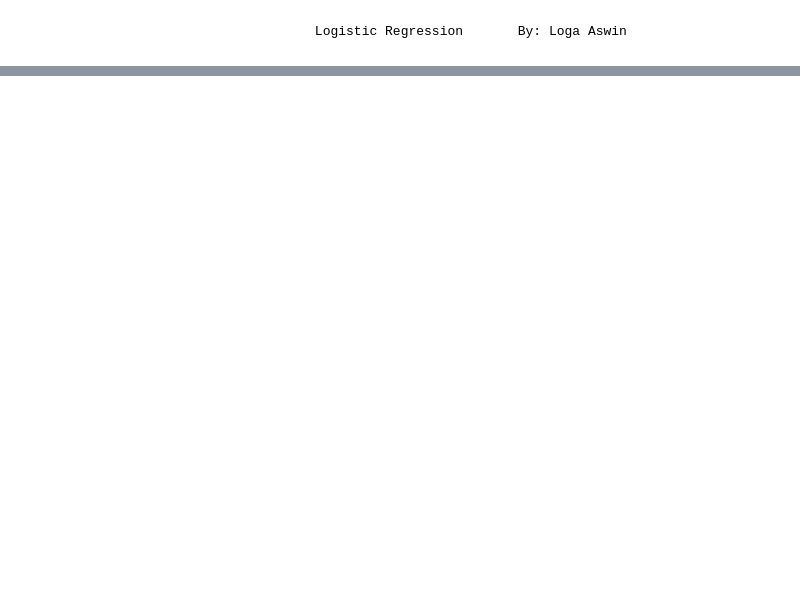
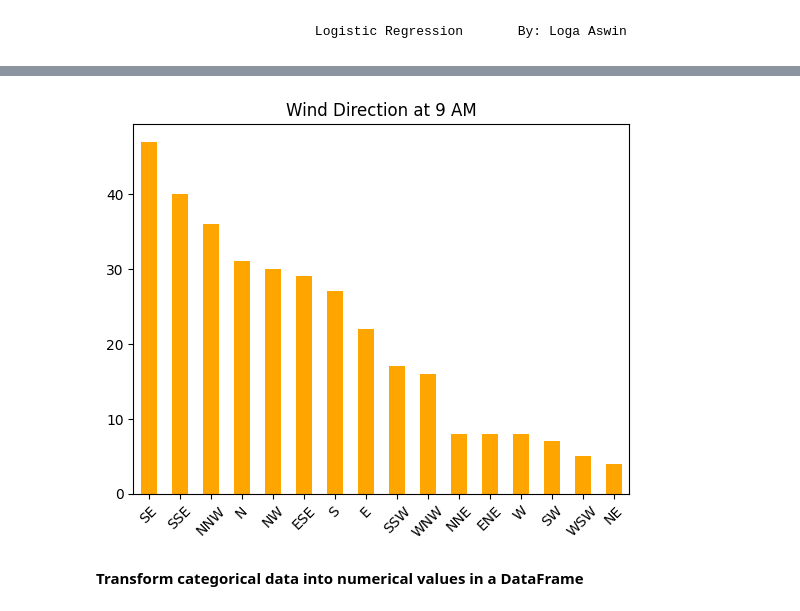
Before and after one commit to Aswinramesh04/100-Days-of-DataScience, a Jupyter notebook: 36_Day36_Logistic_Regression.ipynb, the cells around one changed output, grey strips where cells are left out. Saved outputs shown, nothing was run; the diff lists cells and outputs as text; code cells hidden in the pictures; blank space fills up the shorter version.

```diff
--- a/36_Day36_Logistic_Regression.ipynb
+++ b/36_Day36_Logistic_Regression.ipynb
@@ -63,0 +45,9 @@ y_train = df['Survived']
+# %%
+df['WindDir9am'].value_counts().plot(kind="bar", color='orange')
+plt.title("Wind Direction at 9 AM")
+plt.xticks(rotation=45)  # Rotate x-axis labels for readability
+plt.show()
+# %% [output]
+[figure, added]
+# %% [markdown]
+**Transform categorical data into numerical values in a DataFrame**
```
Also changed, not shown: parts of 26 cells of this notebook.
